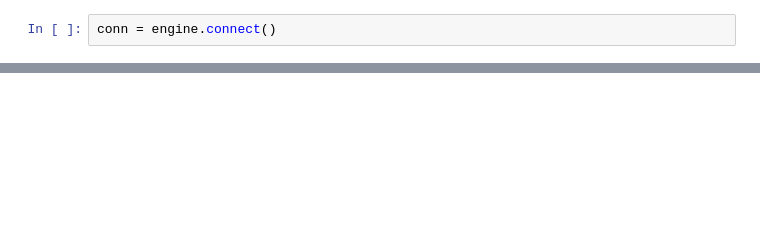
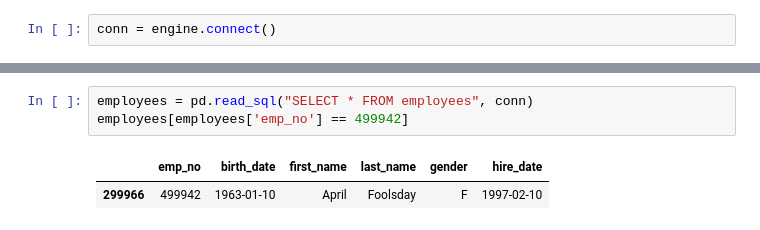
Before and after one commit to chienyuanhung/sql_data_analysis, a Jupyter notebook: sql_data_analysis.ipynb, the cells around one changed output, grey strips where cells are left out. Drawn from its saved outputs; the diff is of its cells as text; blank space fills up the shorter version.

```diff
--- a/sql_data_analysis.ipynb
+++ b/sql_data_analysis.ipynb
@@ -38,0 +99,6 @@ salaries
+# %%
+employees = pd.read_sql("SELECT * FROM employees", conn)
+employees[employees['emp_no'] == 499942]
+# %% [output]
+|  | emp_no | birth_date | first_name | last_name | gender | hire_date |
+| 299966 | 499942 | 1963-01-10 | April | Foolsday | F | 1997-02-10 |
```
Also changed, not shown: parts of 8 cells of this notebook, 1 other file.
